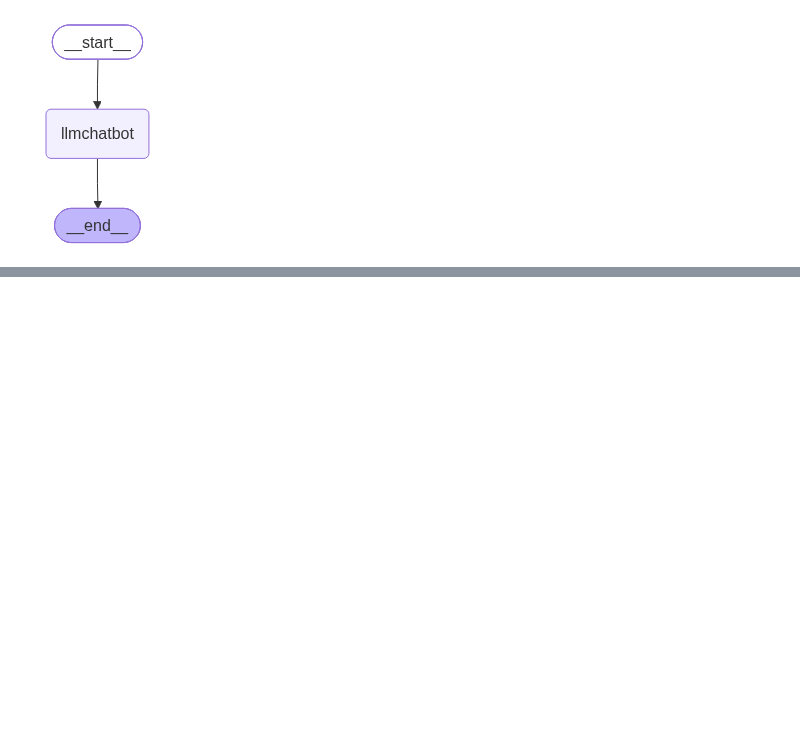
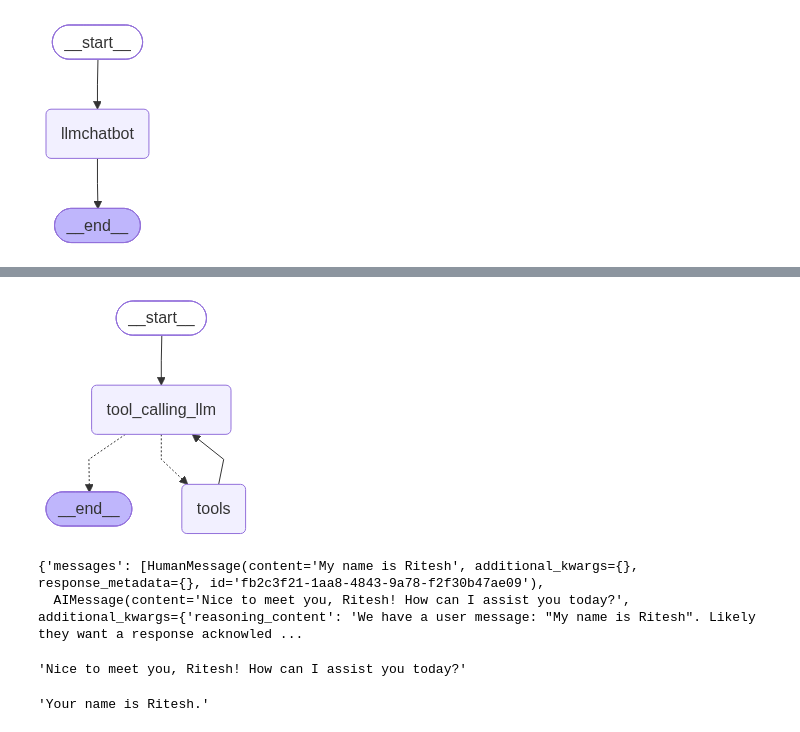
Before and after one commit to riteshpatel1884/AI, a Jupyter notebook: 21_Agentic_AI/07_LangGraph/01_chatbot.ipynb, the cells around one changed output, grey strips where cells are left out. Cells and saved outputs as stored; diff of their text form; code cells hidden in the pictures; blank space fills up the shorter version.

```diff
--- a/21_Agentic_AI/07_LangGraph/01_chatbot.ipynb
+++ b/21_Agentic_AI/07_LangGraph/01_chatbot.ipynb
@@ -77,0 +334,64 @@ response["messages"][-1].content
+# %%
+# It is not persisting the entire information wrt to previous conversation. so memory solve this persistence
+
+# Stategraph
+
+from langgraph.graph import StateGraph,START,END
+from langgraph.prebuilt import ToolNode
+from langgraph.prebuilt import tools_condition
+from langgraph.checkpoint.memory import MemorySaver
+
+memory = MemorySaver()
+
+## Node definition
+
+def tool_calling_llm(state:State):
+    return {"messages":[llm_with_tool.invoke(state["messages"])]}
+
+
+## Grpah
+
+builder=StateGraph(State)
+
+builder.add_node("tool_calling_llm",tool_calling_llm)
+builder.add_node("tools",ToolNode(tools))
+
+
+## Add Edges
+
+builder.add_edge(START,"tool_calling_llm")
+
+builder.add_conditional_edges(
+    "tool_calling_llm",
+    tools_condition
+)
+
+# builder.add_edge("tools",END) instead of going to END, it will go abck to tool calling llm
+builder.add_edge("tools","tool_calling_llm")
+
+
+## compile the graph
+
+graph=builder.compile(checkpointer=memory)
+
+display(Image(graph.get_graph().draw_mermaid_png()))
+# %% [output]
+[figure, added]
+# %%
+# if we want to use this specific memory for context of the previous interaction, so for this we need to create a thread id
+
+config={"configurable":{"thread_id": "1"}}
+response = graph.invoke({"messages": "My name is Ritesh"}, config=config)
+response
+# %% [output]
+{'messages': [HumanMessage(content='My name is Ritesh', additional_kwargs={}, response_metadata={}, id='fb2c3f21-1aa8-4843-9a78-f2f30b47ae09'),
+  AIMessage(content='Nice to meet you, Ritesh! How can I assist you today?', additional_kwargs={'reasoning_content': 'We have a user message: "My name is Ritesh". Likely they want a response acknowled ...
+# %%
+response["messages"][-1].content
+# %% [output]
+'Nice to meet you, Ritesh! How can I assist you today?'
+# %%
+response = graph.invoke({"messages": "What is my name"}, config=config)
+response["messages"][-1].content
+# %% [output]
+'Your name is Ritesh.'
```
Also changed, not shown: parts of 29 cells of this notebook, 1 other file.
